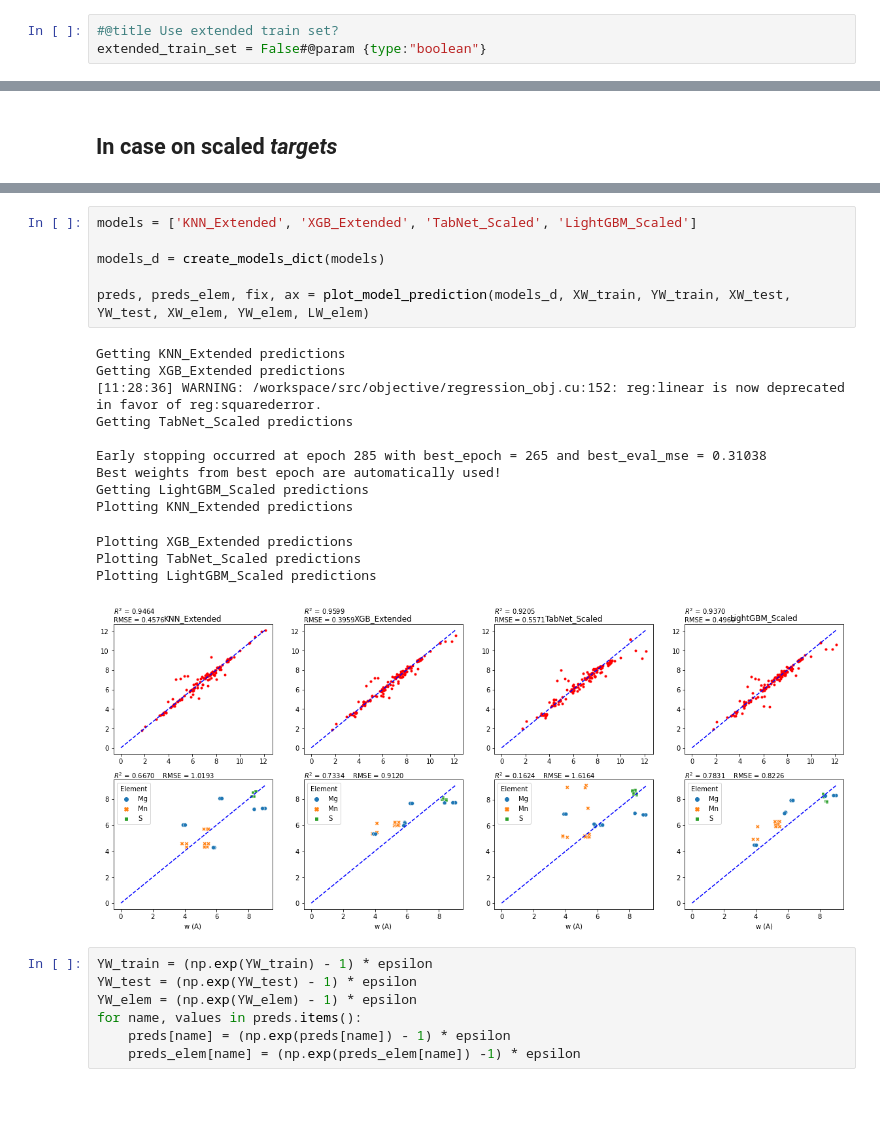
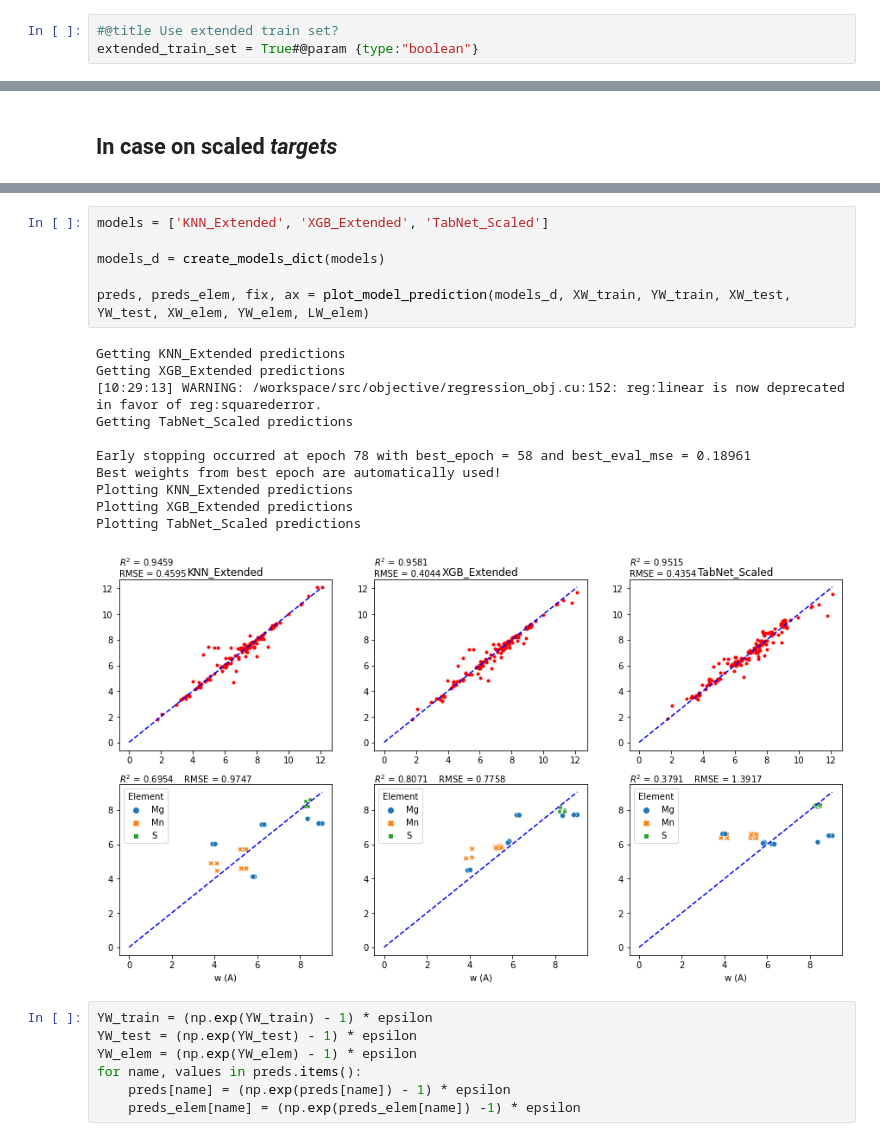
Before and after one commit to alezakuskin/Stark_ML, a Jupyter notebook: Main_body.ipynb, the cells around one changed output, grey strips where cells are left out. Saved outputs shown, nothing was run; the diff lists cells and outputs as text; blank space fills up the shorter version.

```diff
--- a/Main_body.ipynb
+++ b/Main_body.ipynb
@@ -399,7 +399,7 @@ plt.show()
 [figure]
 # %%
 #@title Use extended train set?
-extended_train_set = False#@param {type:"boolean"}
+extended_train_set = True#@param {type:"boolean"}
 # %%
 #Assigning proper variables
 if extended_train_set:
@@ -1397,23 +1397,21 @@ Name: w (A), dtype: float64
 # %%
-models = ['KNN_Extended', 'XGB_Extended', 'TabNet_Scaled', 'LightGBM_Scaled']
+models = ['KNN_Extended', 'XGB_Extended', 'TabNet_Scaled']
 
 models_d = create_models_dict(models)
 
 preds, preds_elem, fix, ax = plot_model_prediction(models_d, XW_train, YW_train, XW_test, YW_test, XW_elem, YW_elem, LW_elem)
 # %% [output]
 Getting KNN_Extended predictions
 Getting XGB_Extended predictions
-[11:28:36] WARNING: /workspace/src/objective/regression_obj.cu:152: reg:linear is now deprecated in favor of reg:squarederror.
+[10:29:13] WARNING: /workspace/src/objective/regression_obj.cu:152: reg:linear is now deprecated in favor of reg:squarederror.
 Getting TabNet_Scaled predictions
 
-Early stopping occurred at epoch 285 with best_epoch = 265 and best_eval_mse = 0.31038
+Early stopping occurred at epoch 78 with best_epoch = 58 and best_eval_mse = 0.18961
 Best weights from best epoch are automatically used!
-Getting LightGBM_Scaled predictions
 Plotting KNN_Extended predictions
+Plotting XGB_Extended predictions
+Plotting TabNet_Scaled predictions
-Plotting XGB_Extended predictions
-Plotting TabNet_Scaled predictions
-Plotting LightGBM_Scaled predictions
-[figure, old version]
+[figure, new version]
 # %%
 YW_train = (np.exp(YW_train) - 1) * epsilon
 YW_test = (np.exp(YW_test) - 1) * epsilon
```
Also changed, not shown: parts of 10 cells of this notebook.
